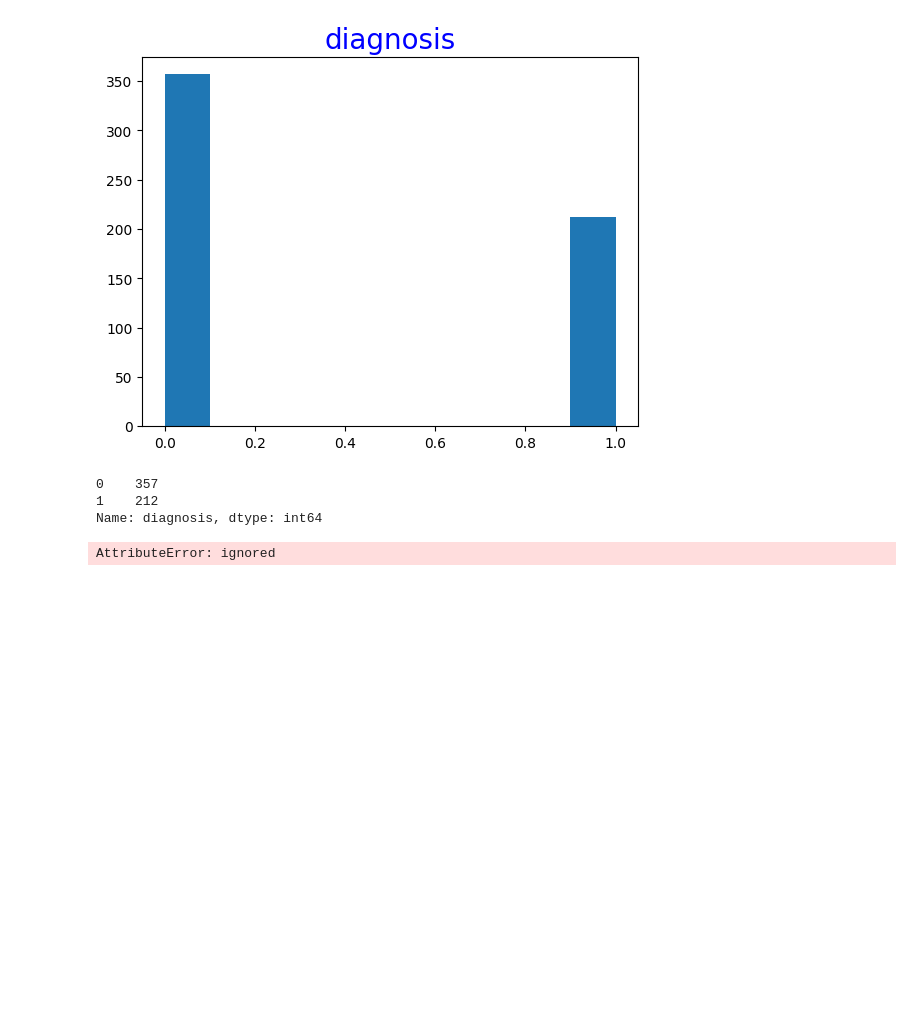
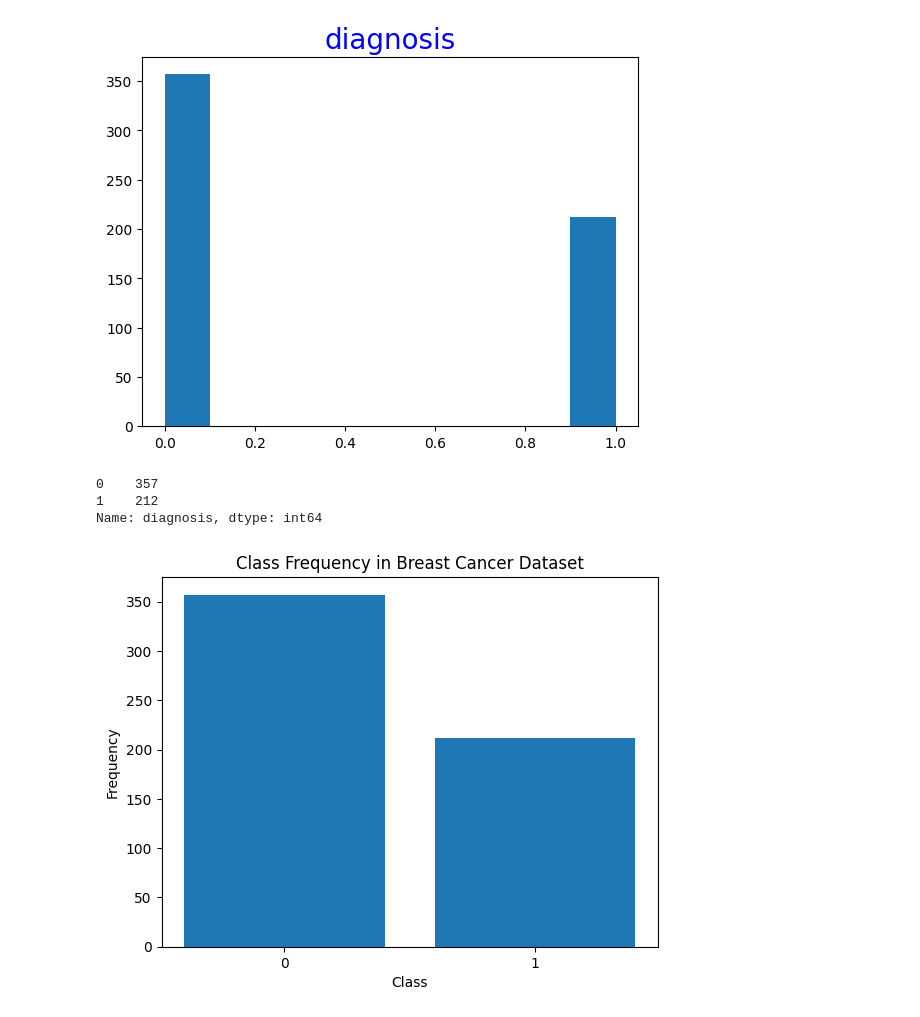
Before and after one commit to jaidengoerlitx/Data-Analysis-Projects, a Jupyter notebook: HW4ECEN.ipynb, the cells around one changed output. Cells and saved outputs as stored; diff of their text form; code cells hidden in the pictures; blank space fills up the shorter version.

```diff
--- a/HW4ECEN.ipynb
+++ b/HW4ECEN.ipynb
@@ -149,7 +149,13 @@ print(diags)
 0    357
 1    212
 Name: diagnosis, dtype: int64
-# %%
-cancerdf['diagnosis'].plt()
-# %% [output]
-AttributeError: ignored
+# %%
+# Plot the class frequency as a bar chart
+plt.bar(diags.index, diags.values)
+plt.xticks(diags.index, ['0', '1'])
+plt.xlabel('Class')
+plt.ylabel('Frequency')
+plt.title('Class Frequency in Breast Cancer Dataset')
+plt.show()
+# %% [output]
+[figure, added]
```
Also changed, not shown: parts of 4 cells of this notebook.
